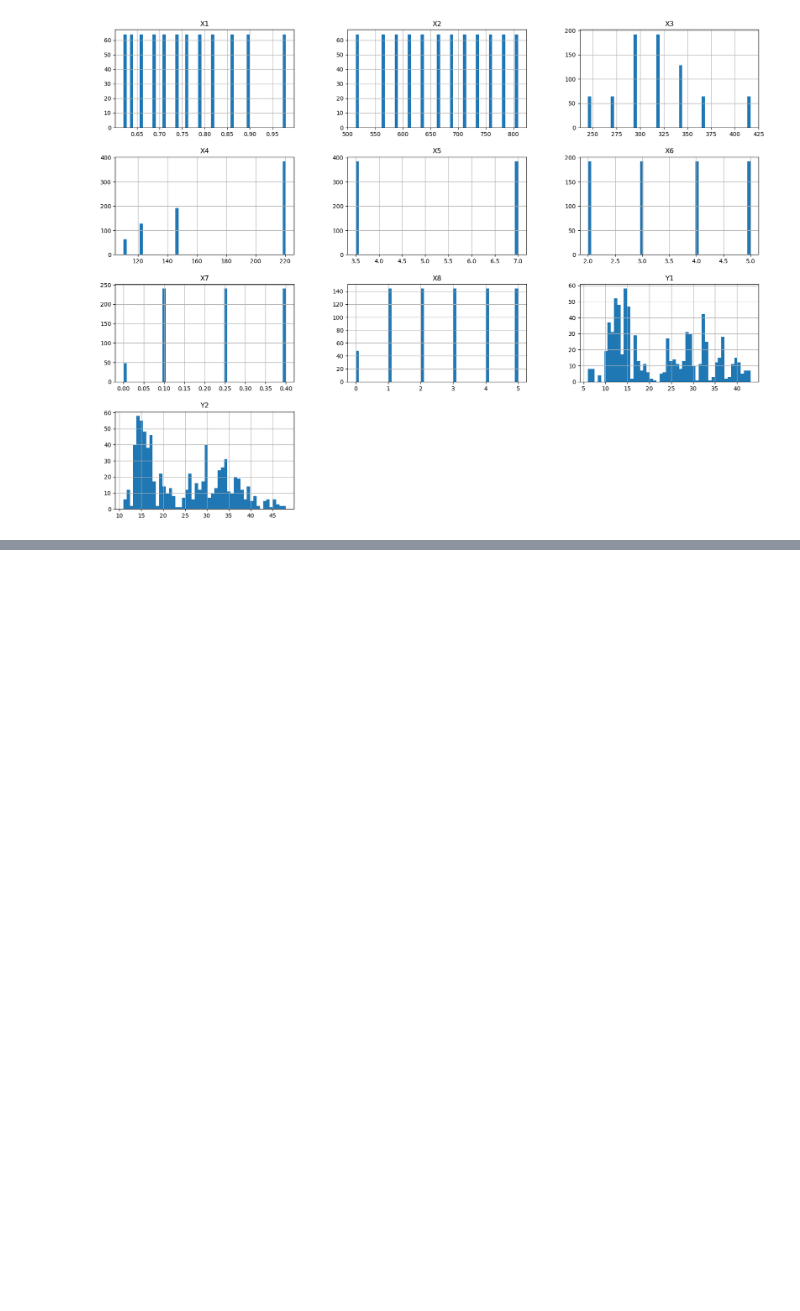
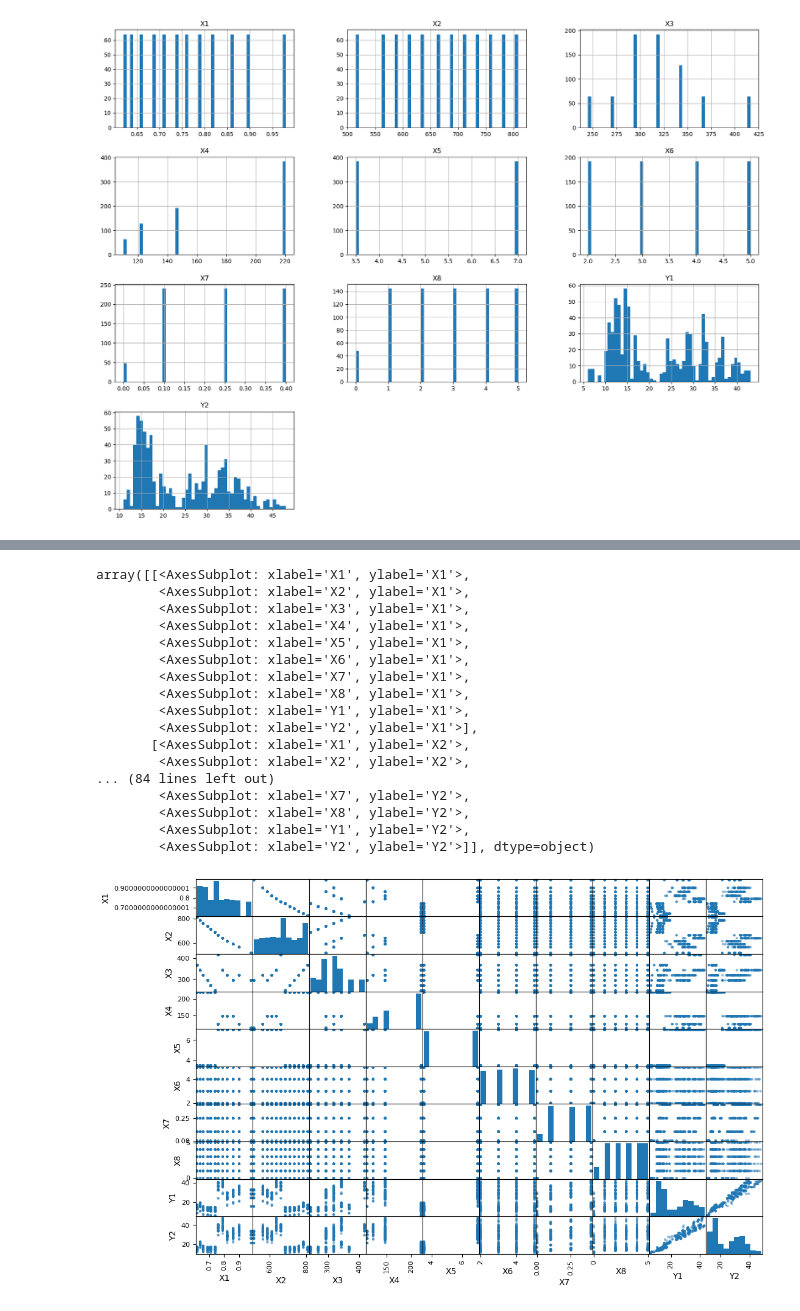
Before and after one commit to h-salman/data-science-portfolio, a Jupyter notebook: energy_efficiency/energy_efficiency.ipynb, the cells around one changed output, grey strips where cells are left out. Cells and saved outputs as stored; diff of their text form; code cells hidden in the pictures; blank space fills up the shorter version.

Commit message:
Plotted scatter matrix

```diff
--- a/energy_efficiency/energy_efficiency.ipynb
+++ b/energy_efficiency/energy_efficiency.ipynb
@@ -90,0 +95,10 @@ plt.show()
+# %%
+#Now we can do stratified sampling based on the Glazing Area
+#Using scikit-learn's StratifiedShuffleSplit class
+
+from sklearn.model_selection import StratifiedShuffleSplit
+
+split = StratifiedShuffleSplit(n_splits=1, test_size=0.2, random_state=42)
+for train_index, test_index in split.split(energyData, energyData["X8"]):
+    strat_train_set = energyData.loc[train_index]
+    strat_test_set = energyData.loc[test_index]
@@ -90,0 +109,2 @@ plt.show()
+# %%
+energyData = strat_train_set.copy()
@@ -90,0 +141,24 @@ plt.show()
+# %%
+#Using scatter matrix to check for correlations
+from pandas.plotting import scatter_matrix
+
+scatter_matrix(energyData, figsize=(12, 8))
+# %% [output]
+array([[<AxesSubplot: xlabel='X1', ylabel='X1'>,
+        <AxesSubplot: xlabel='X2', ylabel='X1'>,
+        <AxesSubplot: xlabel='X3', ylabel='X1'>,
+        <AxesSubplot: xlabel='X4', ylabel='X1'>,
+        <AxesSubplot: xlabel='X5', ylabel='X1'>,
+        <AxesSubplot: xlabel='X6', ylabel='X1'>,
+        <AxesSubplot: xlabel='X7', ylabel='X1'>,
+        <AxesSubplot: xlabel='X8', ylabel='X1'>,
+        <AxesSubplot: xlabel='Y1', ylabel='X1'>,
+        <AxesSubplot: xlabel='Y2', ylabel='X1'>],
+       [<AxesSubplot: xlabel='X1', ylabel='X2'>,
+        <AxesSubplot: xlabel='X2', ylabel='X2'>,
+... (84 lines left out)
+        <AxesSubplot: xlabel='X7', ylabel='Y2'>,
+        <AxesSubplot: xlabel='X8', ylabel='Y2'>,
+        <AxesSubplot: xlabel='Y1', ylabel='Y2'>,
+        <AxesSubplot: xlabel='Y2', ylabel='Y2'>]], dtype=object)
+[figure, added]
```
Also changed, not shown: parts of 5 cells of this notebook.
